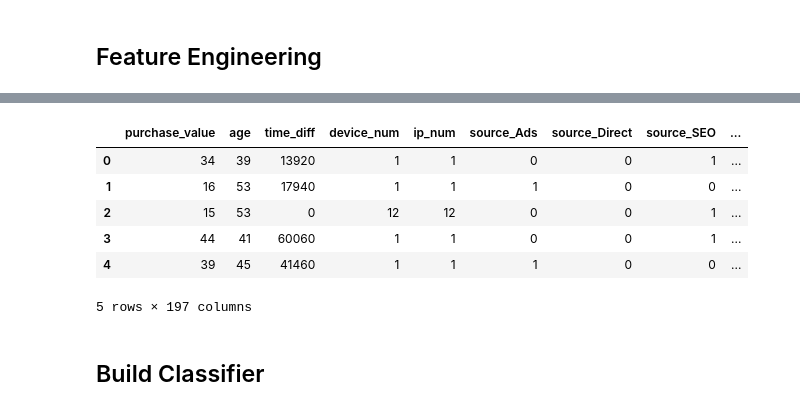
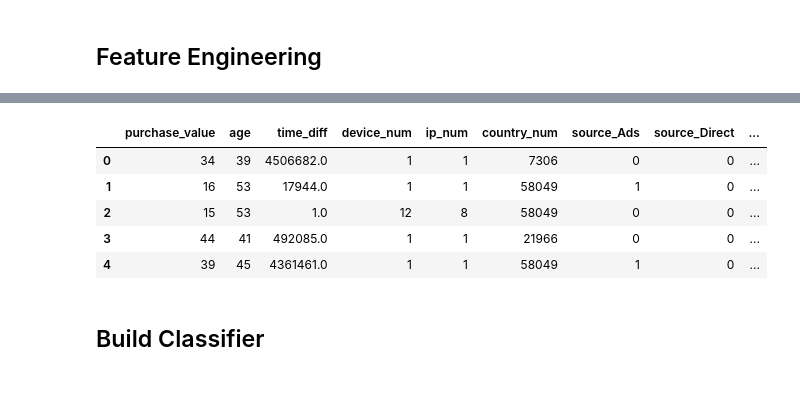
Before and after one commit to InfinityKing48/Project-Identifying_Fraudulent_Activities, a Jupyter notebook: Identifying Fraudulent Activities.ipynb, the cells around one changed output, grey strips where cells are left out. Saved outputs shown, nothing was run; the diff lists cells and outputs as text; code cells hidden in the pictures.

```diff
--- a/Identifying Fraudulent Activities.ipynb
+++ b/Identifying Fraudulent Activities.ipynb
@@ -100,13 +120,16 @@ data['time_diff'] = time_diff
-# %%
-device_num = data[['user_id', 'device_id']].groupby('device_id').count().reset_index()
-device_num = device_num.rename(columns={'user_id': 'device_num'})
-data = data.merge(device_num, how='left', on='device_id')
-# %%
-ip_num = data[['user_id', 'ip_address']].groupby('ip_address').count().reset_index()
-ip_num = ip_num.rename(columns={'user_id': 'ip_num'})
-data = data.merge(ip_num, how='left', on='ip_address')
+# %%
+data['time_diff'] = (data['purchase_time'] - data['signup_time']).dt.total_seconds()
+
+device_num = data['device_id'].value_counts()
+data['device_num'] = data['device_id'].map(device_num)
+
+ip_num = data['ip_address'].value_counts()
+data['ip_num'] = data['ip_address'].map(ip_num)
+
+country_num = data['country'].value_counts()
+data['country_num'] = data['country'].map(country_num)
 # %%
-features = ['purchase_value', 'source', 'browser', 'sex', 'age', 'country', 'time_diff', 'device_num', 'ip_num']
+features = ['purchase_value', 'source', 'browser', 'sex', 'age', 'time_diff', 'device_num', 'ip_num', 'country_num']
 label = 'class'
 X = data[features]
 y = data[label]
@@ -122,19 +145,18 @@ X.head()
 # %%
-X_num = X.drop(['source', 'browser', 'sex', 'country'], axis=1)
-X_cat = X[['source', 'browser', 'sex', 'country']]
+X_num = X.drop(['source', 'browser', 'sex'], axis=1)
+X_cat = X[['source', 'browser', 'sex']]
 
 X_cat = pd.get_dummies(X_cat)
 X = pd.concat([X_num, X_cat], axis=1)
 
 X.head()
 # %% [output]
-|  | purchase_value | age | time_diff | device_num | ip_num | source_Ads | source_Direct | source_SEO | ... |
-| 0 | 34 | 39 | 13920 | 1 | 1 | 0 | 0 | 1 | ... |
-| 1 | 16 | 53 | 17940 | 1 | 1 | 1 | 0 | 0 | ... |
-| 2 | 15 | 53 | 0 | 12 | 12 | 0 | 0 | 1 | ... |
-| 3 | 44 | 41 | 60060 | 1 | 1 | 0 | 0 | 1 | ... |
-| 4 | 39 | 45 | 41460 | 1 | 1 | 1 | 0 | 0 | ... |
+|  | purchase_value | age | time_diff | device_num | ip_num | country_num | source_Ads | source_Direct | ... |
+| 0 | 34 | 39 | 4506682.0 | 1 | 1 | 7306 | 0 | 0 | ... |
+| 1 | 16 | 53 | 17944.0 | 1 | 1 | 58049 | 1 | 0 | ... |
+| 2 | 15 | 53 | 1.0 | 12 | 8 | 58049 | 0 | 0 | ... |
+| 3 | 44 | 41 | 492085.0 | 1 | 1 | 21966 | 0 | 0 | ... |
+| 4 | 39 | 45 | 4361461.0 | 1 | 1 | 58049 | 1 | 0 | ... |
-5 rows × 197 columns
 # %% [markdown]
 ## Build Classifier
 # %%
```
Also changed, not shown: parts of 13 cells of this notebook.
